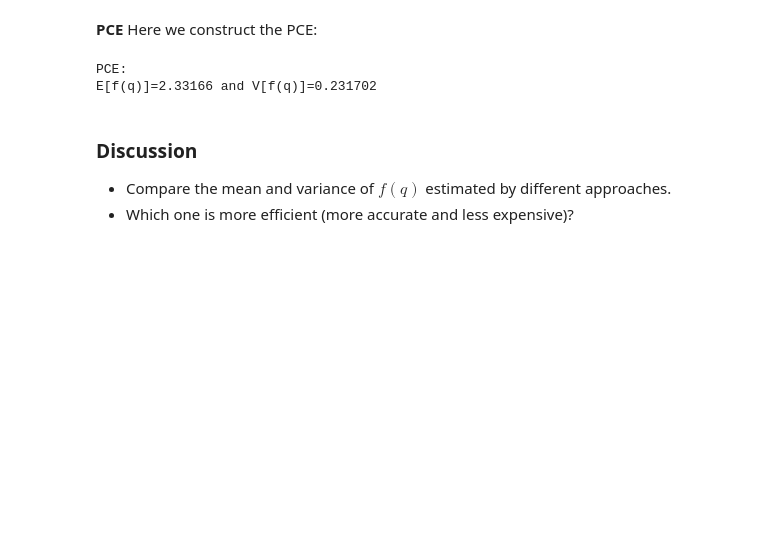
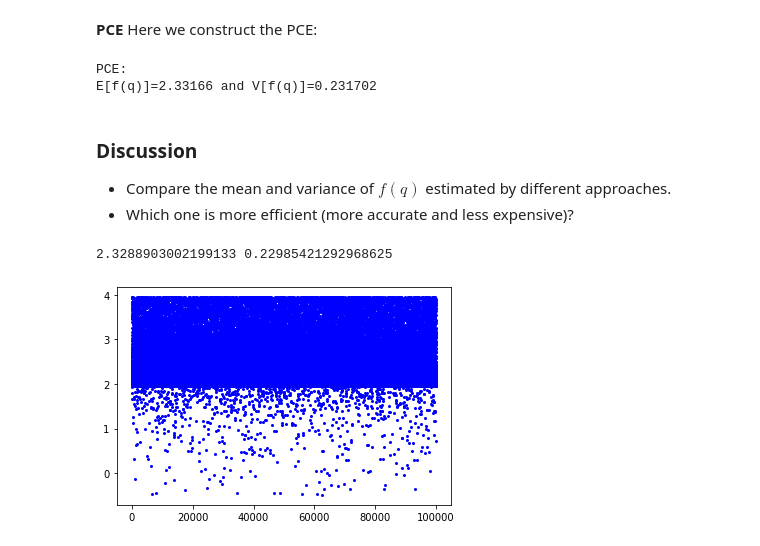
Before and after one commit to eLearn-Hub/UQ-course-pub, a Jupyter notebook: FWD_compare.ipynb, the cells around one changed output. Cells and saved outputs as stored; diff of their text form; code cells hidden in the pictures; blank space fills up the shorter version.

```diff
--- a/FWD_compare.ipynb
+++ b/FWD_compare.ipynb
@@ -206,3 +216,20 @@ E[f(q)]=2.33166 and V[f(q)]=0.231702
 ### Discussion
 * Compare the mean and variance of $f(q)$ estimated by different approaches.
 * Which one is more efficient (more accurate and less expensive)?
+# %%
+#Create test samples
+nTest=nMC
+xiTest=np.random.normal(size=nTest)   #~N(0,1)
+#qTest=qInfo_[0]+qInfo_[1]*xiTest
+
+K=len(fCoef1)
+val_=np.zeros(nTest)
+for k in range(K):
+    psi_k=gPCE_basis(k,xiTest,'Norm')
+    val_+=psi_k*fCoef1[k]
+# %%
+plt.plot(val_,'ob',ms=2)
+print(np.mean(val_),np.var(val_))
+# %% [output]
+2.3288903002199133 0.22985421292968625
+[figure, added]
```
Also changed, not shown: parts of 6 cells of this notebook, 2 other files.
